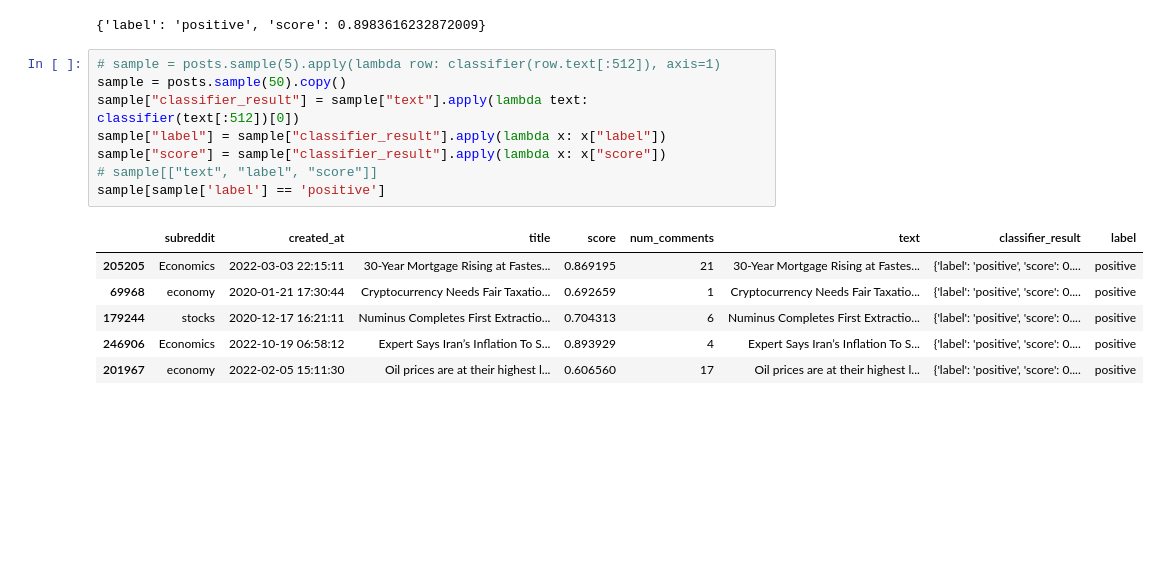
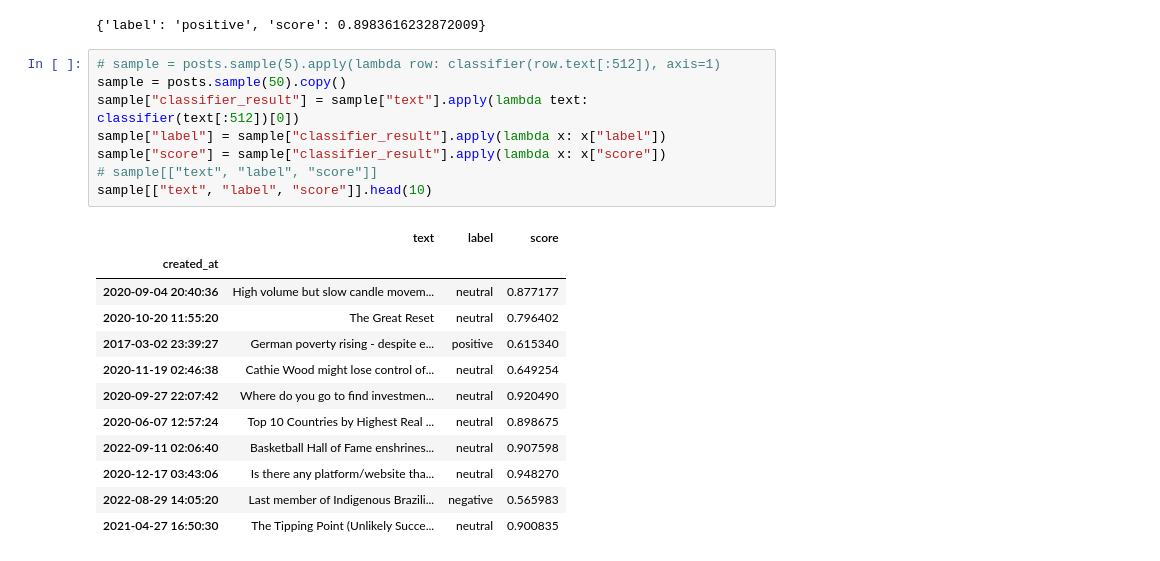
Before and after one commit to typarker04/reddit-sentiment-analysis, a Jupyter notebook: 570 proposal 2/proposal.ipynb, the cells around one changed output. Drawn from its saved outputs; the diff is of its cells as text; blank space fills up the shorter version.

```diff
--- a/570 proposal 2/proposal.ipynb
+++ b/570 proposal 2/proposal.ipynb
@@ -125,15 +115,21 @@ classifier("Stocks rallied and the British pound gained.")[0]
 # %%
 # sample = posts.sample(5).apply(lambda row: classifier(row.text[:512]), axis=1)
 sample = posts.sample(50).copy()
 sample["classifier_result"] = sample["text"].apply(lambda text: classifier(text[:512])[0])
 sample["label"] = sample["classifier_result"].apply(lambda x: x["label"])
 sample["score"] = sample["classifier_result"].apply(lambda x: x["score"])
 # sample[["text", "label", "score"]]
-sample[sample['label'] == 'positive']
+sample[["text", "label", "score"]].head(10)
 # %% [output]
-|  | subreddit | created_at | title | score | num_comments | text | classifier_result | label |
-| 205205 | Economics | 2022-03-03 22:15:11 | 30-Year Mortgage Rising at Fastes... | 0.869195 | 21 | 30-Year Mortgage Rising at Fastes... | {'label': 'positive', 'score': 0.... | positive |
-| 69968 | economy | 2020-01-21 17:30:44 | Cryptocurrency Needs Fair Taxatio... | 0.692659 | 1 | Cryptocurrency Needs Fair Taxatio... | {'label': 'positive', 'score': 0.... | positive |
-| 179244 | stocks | 2020-12-17 16:21:11 | Numinus Completes First Extractio... | 0.704313 | 6 | Numinus Completes First Extractio... | {'label': 'positive', 'score': 0.... | positive |
-| 246906 | Economics | 2022-10-19 06:58:12 | Expert Says Iran’s Inflation To S... | 0.893929 | 4 | Expert Says Iran’s Inflation To S... | {'label': 'positive', 'score': 0.... | positive |
-| 201967 | economy | 2022-02-05 15:11:30 | Oil prices are at their highest l... | 0.606560 | 17 | Oil prices are at their highest l... | {'label': 'positive', 'score': 0.... | positive |
+|  | text | label | score |
+| created_at |  |  |  |
+| 2020-09-04 20:40:36 | High volume but slow candle movem... | neutral | 0.877177 |
+| 2020-10-20 11:55:20 | The Great Reset | neutral | 0.796402 |
+| 2017-03-02 23:39:27 | German poverty rising - despite e... | positive | 0.615340 |
+| 2020-11-19 02:46:38 | Cathie Wood might lose control of... | neutral | 0.649254 |
+| 2020-09-27 22:07:42 | Where do you go to find investmen... | neutral | 0.920490 |
+| 2020-06-07 12:57:24 | Top 10 Countries by Highest Real ... | neutral | 0.898675 |
+| 2022-09-11 02:06:40 | Basketball Hall of Fame enshrines... | neutral | 0.907598 |
+| 2020-12-17 03:43:06 | Is there any platform/website tha... | neutral | 0.948270 |
+| 2022-08-29 14:05:20 | Last member of Indigenous Brazili... | negative | 0.565983 |
+| 2021-04-27 16:50:30 | The Tipping Point (Unlikely Succe... | neutral | 0.900835 |
```
Also changed, not shown: parts of 5 cells of this notebook.
